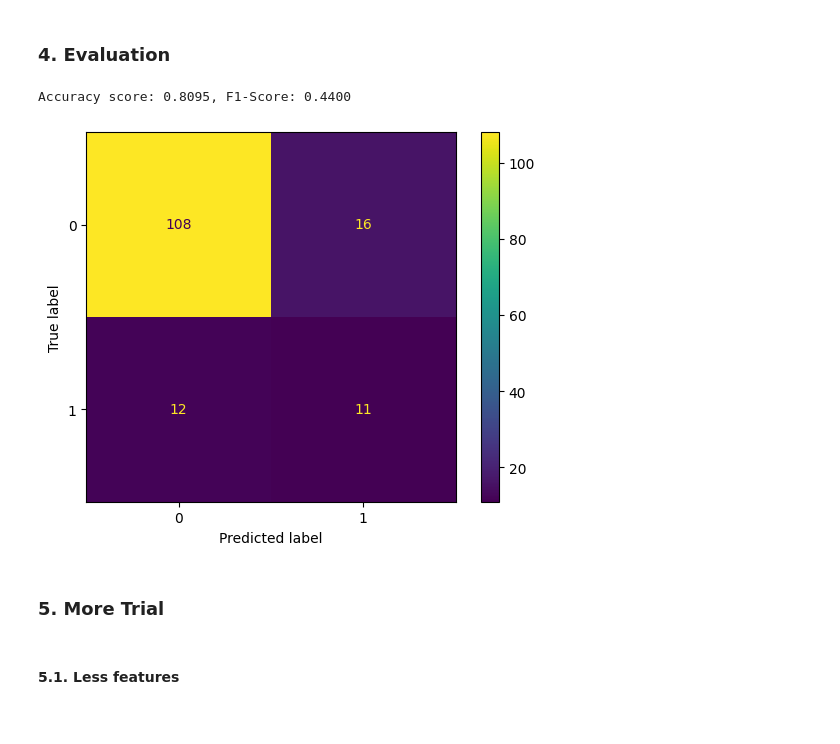
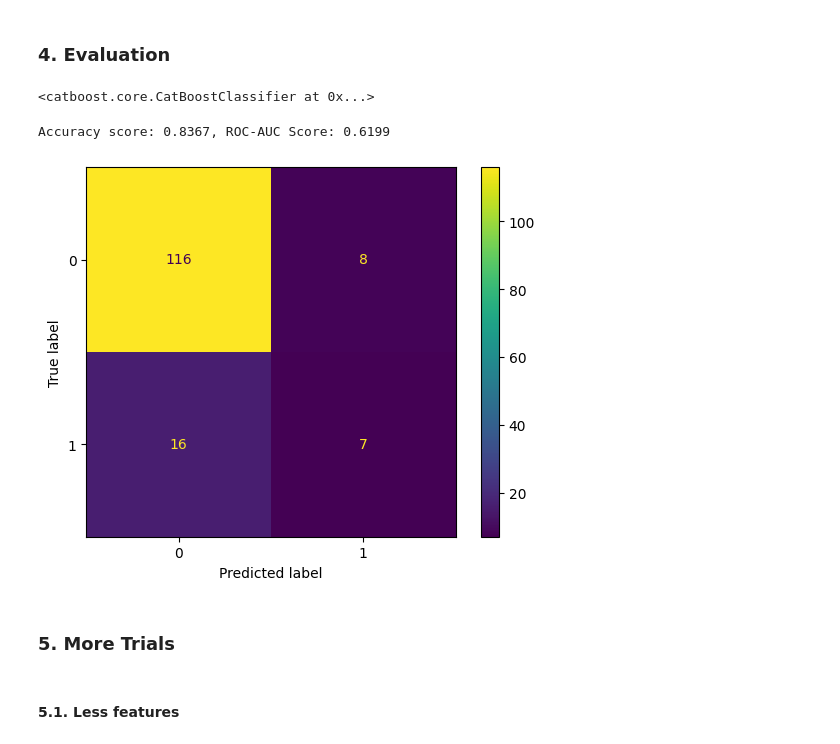
Before and after one commit to duong28022003/EmpAttrition, a Jupyter notebook: Traditional Models.ipynb, the cells around one changed output. Saved outputs shown, nothing was run; the diff lists cells and outputs as text; code cells hidden in the pictures.

```diff
--- a/Traditional Models.ipynb
+++ b/Traditional Models.ipynb
@@ -293,5 +238,11 @@ Best model saved to Models/Catboost/catboost_model__31_features__roc_auc_objecti
 # %% [markdown]
 ### 4. Evaluation
+# %%
+# load model
+model = CatBoostClassifier()
+model.load_model('Models/Catboost/catboost_model__30_features__roc_auc_objective__1744124644.cbm')
+# %% [output]
+<catboost.core.CatBoostClassifier at 0x...>
 # %%
 def plot_cm(validation_set = 'train', clf = model):
     if validation_set == 'train':
@@ -307,15 +258,12 @@ def plot_cm(validation_set = 'train', clf = model):
     ConfusionMatrixDisplay(confusion_matrix(y, y_pred)).plot()
 # %%
-# load model
-model = CatBoostClassifier()
-model.load_model('Models/Catboost/catboost_model__31_features__roc_auc_objective__1744050075.cbm')
 # plot confusion matrix
 plot_cm('test', model)
 # %% [output]
-Accuracy score: 0.8095, F1-Score: 0.4400
+Accuracy score: 0.8367, ROC-AUC Score: 0.6199
-[figure, old version]
+[figure, new version]
 # %% [markdown]
-### 5. More Trial
+### 5. More Trials
 # %% [markdown]
 #### 5.1. Less features
 # %%
```
Also changed, not shown: parts of 19 cells of this notebook.
